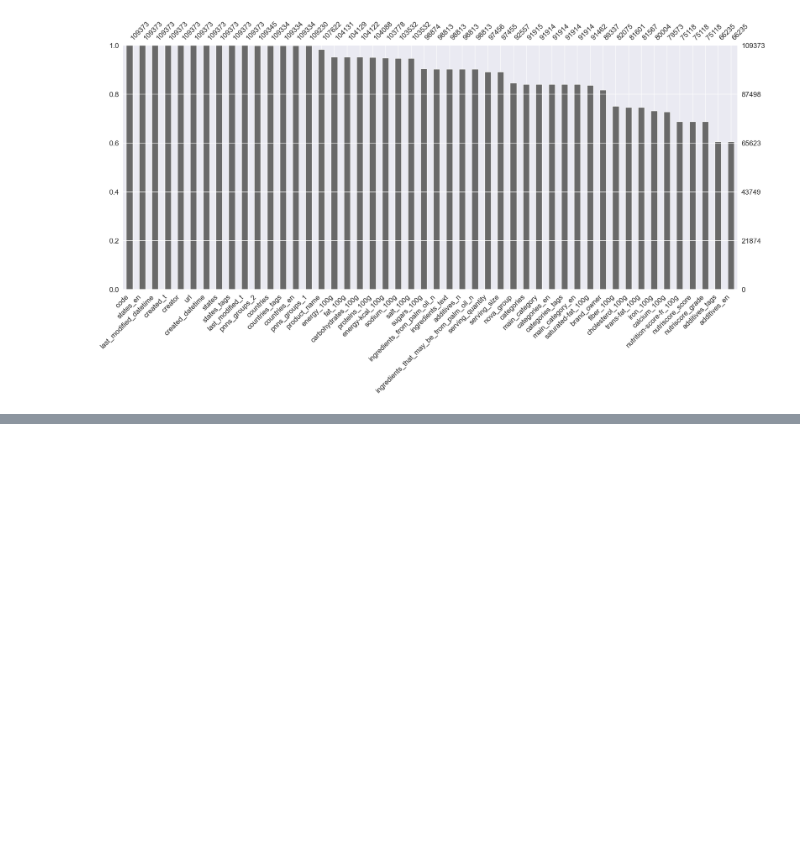
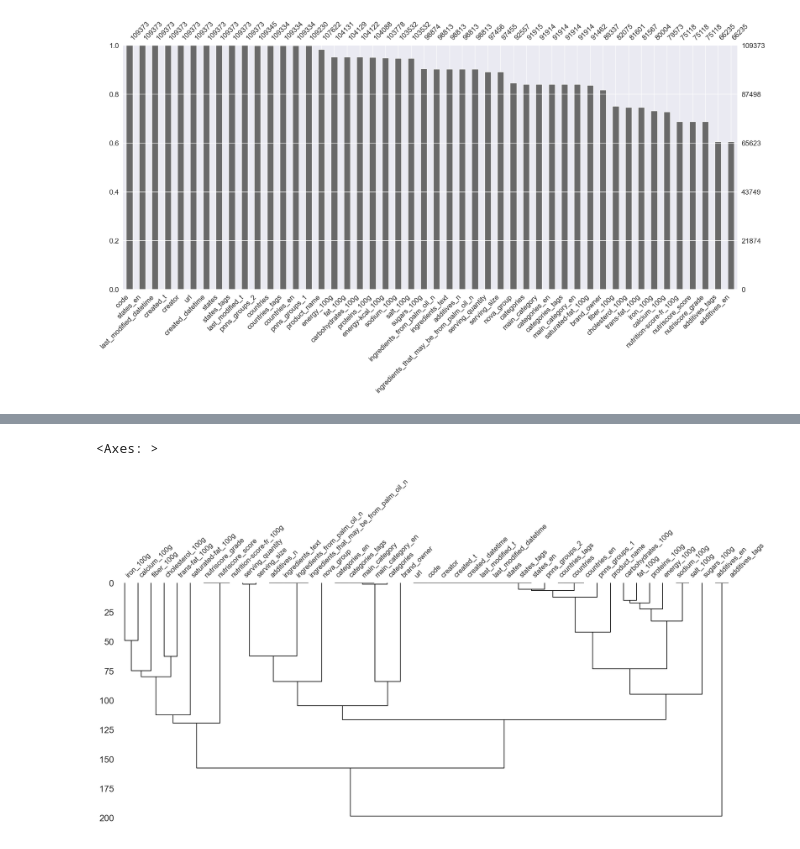
Before and after one commit to krichenyoussef/data_cleaning-, a Jupyter notebook: nettoyage.ipynb, the cells around one changed output, grey strips where cells are left out. Drawn from its saved outputs; the diff is of its cells as text; code cells hidden in the pictures; blank space fills up the shorter version.

```diff
--- a/nettoyage.ipynb
+++ b/nettoyage.ipynb
@@ -119,0 +131,5 @@ msno.bar(Data , labels=True , sort = 'descending')
+# %%
+msno.dendrogram(Data)
+# %% [output]
+<Axes: >
+[figure, added]
```
Also changed, not shown: parts of 40 cells of this notebook.
